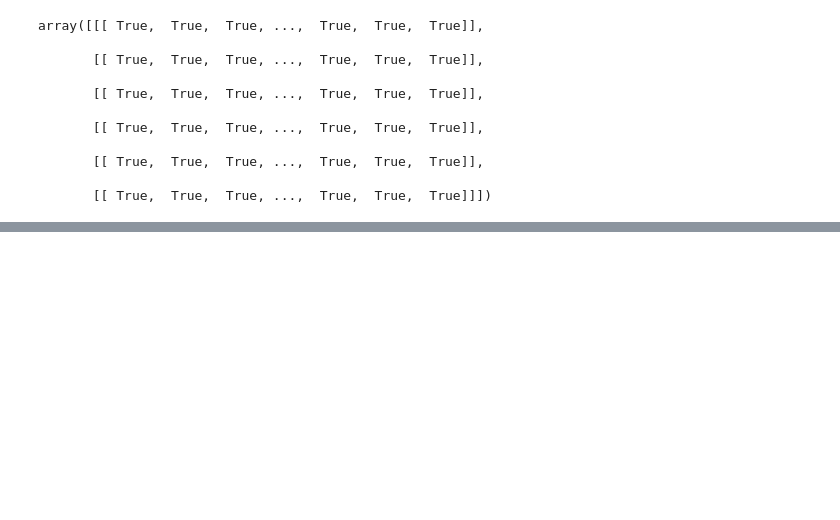
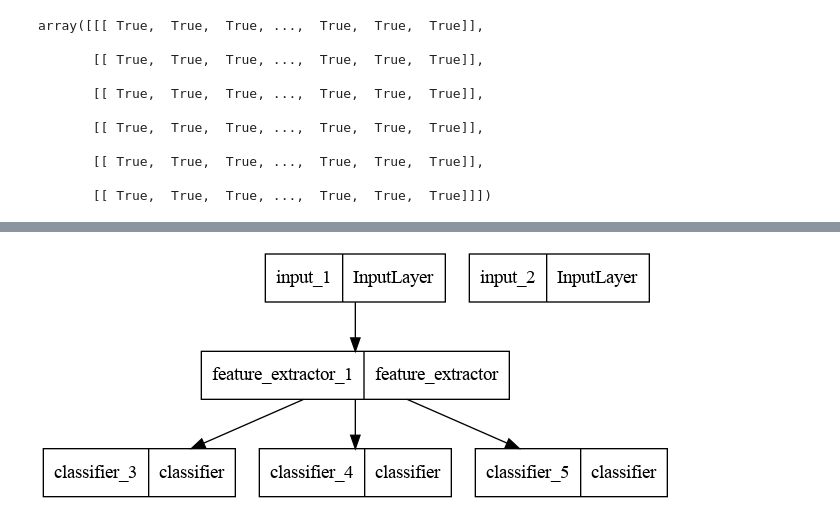
Before and after one commit to EuiseokJeong/2022_ABAW_imlab, a Jupyter notebook: test.ipynb, the cells around one changed output, grey strips where cells are left out. Cells and saved outputs as stored; diff of their text form; code cells hidden in the pictures; blank space fills up the shorter version.

Commit message:
code validating, need to train student model

```diff
--- a/test.ipynb
+++ b/test.ipynb
@@ -60,0 +85,7 @@ array([[[ True,  True,  True, ...,  True,  True,  True]],
+# %%
+configs['classifier_layers'] = [256,128]
+configs['feature_extractor_layers'] = [1024,512]
+# %%
+model = get_model(configs)
+tmp= model(np.zeros((1,6,1,512)), np.zeros((1,1000)))
+model.load_weights('/home/euiseokjeong/Desktop/IMLAB/ABAW/result/keep/teacher_test/2022_2_25_20_22_44/weight/best_weight_gen_0.h5')
@@ -60,0 +105,4 @@ array([[[ True,  True,  True, ...,  True,  True,  True]],
+# %%
+img_input = tf.keras.Input(shape=(6, 1, 512))
+audio_input = tf.keras.Input(shape=(1000))
+tmp_model =  tf.keras.Model(inputs=[img_input, audio_input], outputs=model.call(img_input, audio_input))
@@ -60,0 +129,4 @@ array([[[ True,  True,  True, ...,  True,  True,  True]],
+# %%
+tf.keras.utils.plot_model(tmp_model)
+# %% [output]
+[figure, added]
```
Also changed, not shown: parts of 9 cells of this notebook, 8 other files.
